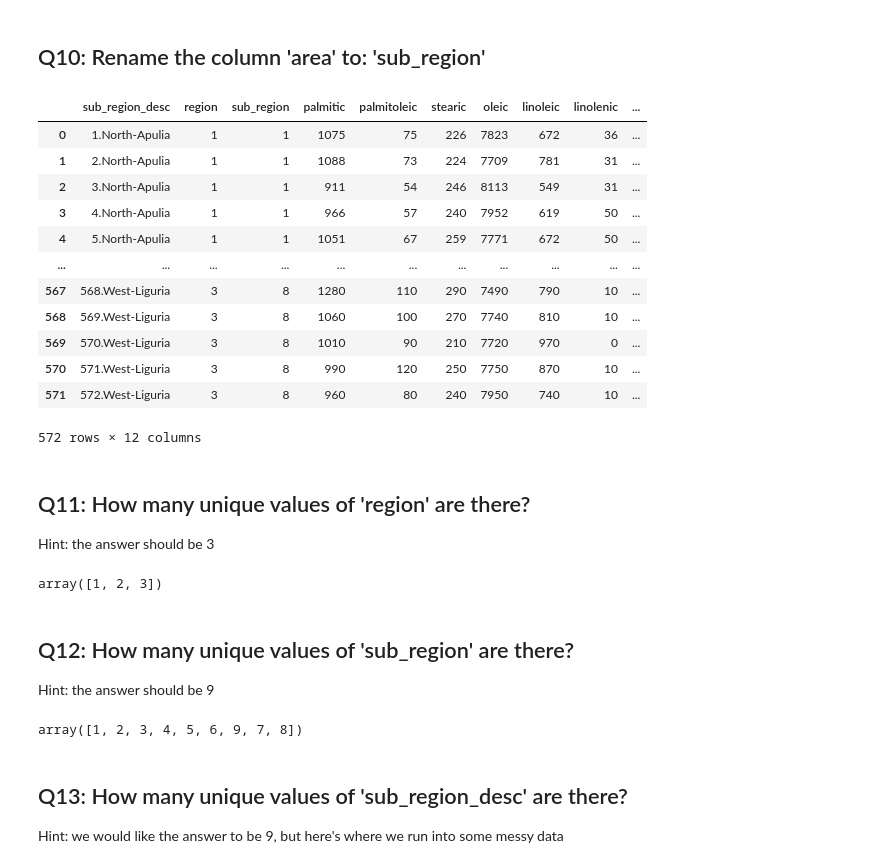
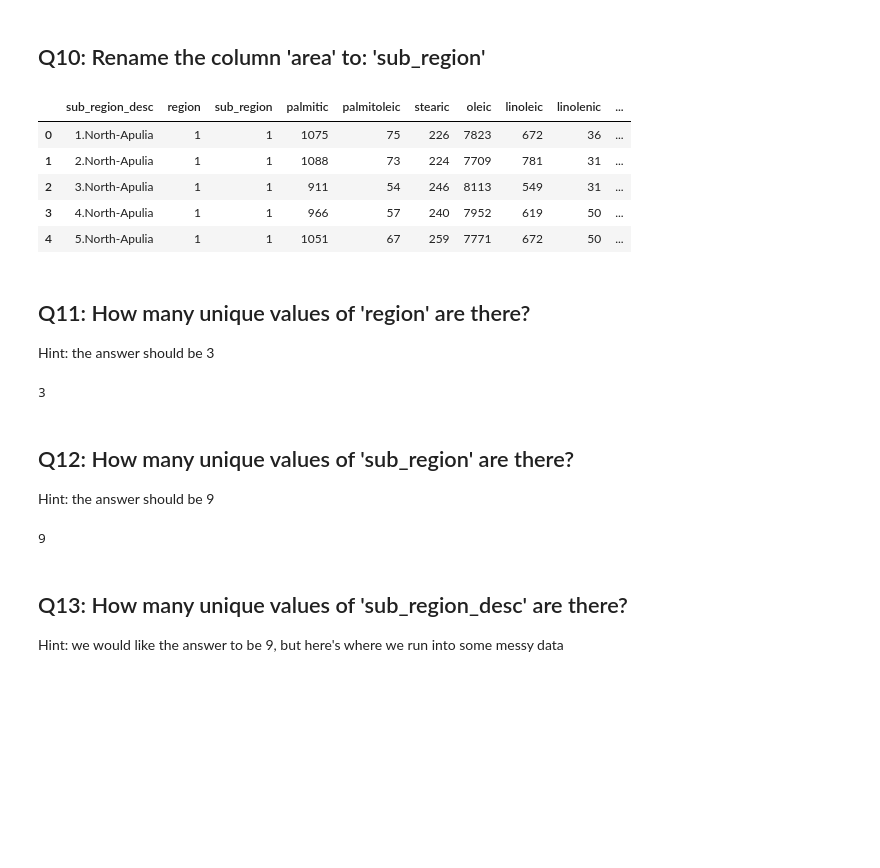
Before and after one commit to ZachHeick/dsp, a Jupyter notebook: python/pandas/3_pandas_olive_answers_zachheick.ipynb, the cells around one changed output. Drawn from its saved outputs; the diff is of its cells as text; code cells hidden in the pictures; blank space fills up the shorter version.

```diff
--- a/python/pandas/3_pandas_olive_answers_zachheick.ipynb
+++ b/python/pandas/3_pandas_olive_answers_zachheick.ipynb
@@ -146,37 +132,30 @@ df
 ## Q10:  Rename the column 'area' to:  'sub_region'
 # %%
 df.rename(columns = {'area':'sub_region'}, inplace=True)
-df
+df.head()
 # %% [output]
 |  | sub_region_desc | region | sub_region | palmitic | palmitoleic | stearic | oleic | linoleic | linolenic | ... |
 | 0 | 1.North-Apulia | 1 | 1 | 1075 | 75 | 226 | 7823 | 672 | 36 | ... |
 | 1 | 2.North-Apulia | 1 | 1 | 1088 | 73 | 224 | 7709 | 781 | 31 | ... |
 | 2 | 3.North-Apulia | 1 | 1 | 911 | 54 | 246 | 8113 | 549 | 31 | ... |
 | 3 | 4.North-Apulia | 1 | 1 | 966 | 57 | 240 | 7952 | 619 | 50 | ... |
 | 4 | 5.North-Apulia | 1 | 1 | 1051 | 67 | 259 | 7771 | 672 | 50 | ... |
-| ... | ... | ... | ... | ... | ... | ... | ... | ... | ... | ... |
-| 567 | 568.West-Liguria | 3 | 8 | 1280 | 110 | 290 | 7490 | 790 | 10 | ... |
-| 568 | 569.West-Liguria | 3 | 8 | 1060 | 100 | 270 | 7740 | 810 | 10 | ... |
-| 569 | 570.West-Liguria | 3 | 8 | 1010 | 90 | 210 | 7720 | 970 | 0 | ... |
-| 570 | 571.West-Liguria | 3 | 8 | 990 | 120 | 250 | 7750 | 870 | 10 | ... |
-| 571 | 572.West-Liguria | 3 | 8 | 960 | 80 | 240 | 7950 | 740 | 10 | ... |
-572 rows × 12 columns
 # %% [markdown]
 ## Q11:  How many unique values of 'region' are there?
 
 Hint:  the answer should be 3
 # %%
-df.region.unique()
+df.region.unique().size
 # %% [output]
-array([1, 2, 3])
+3
 # %% [markdown]
 ## Q12:  How many unique values of 'sub_region' are there?
 
 Hint:  the answer should be 9
 # %%
-df.sub_region.unique()
+df.sub_region.unique().size
 # %% [output]
-array([1, 2, 3, 4, 5, 6, 9, 7, 8])
+9
 # %% [markdown]
 ## Q13:  How many unique values of 'sub_region_desc' are there?
 Hint:  we would like the answer to be 9, but here's where we run into some messy data
```
Also changed, not shown: parts of 3 cells of this notebook.
